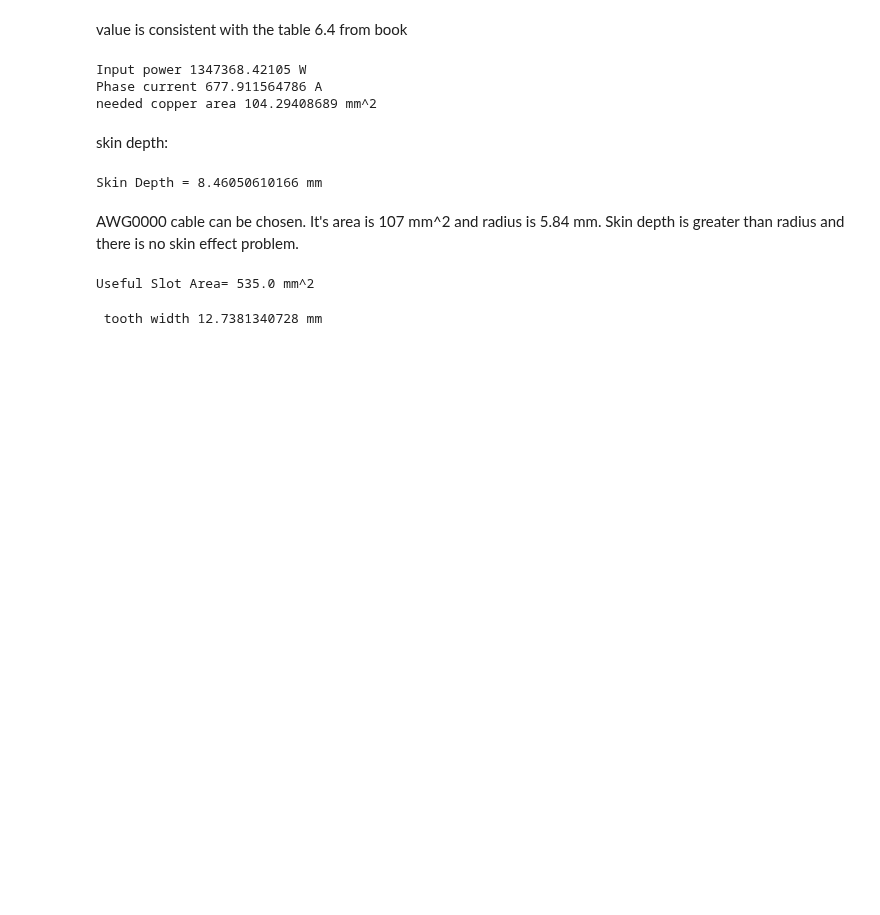
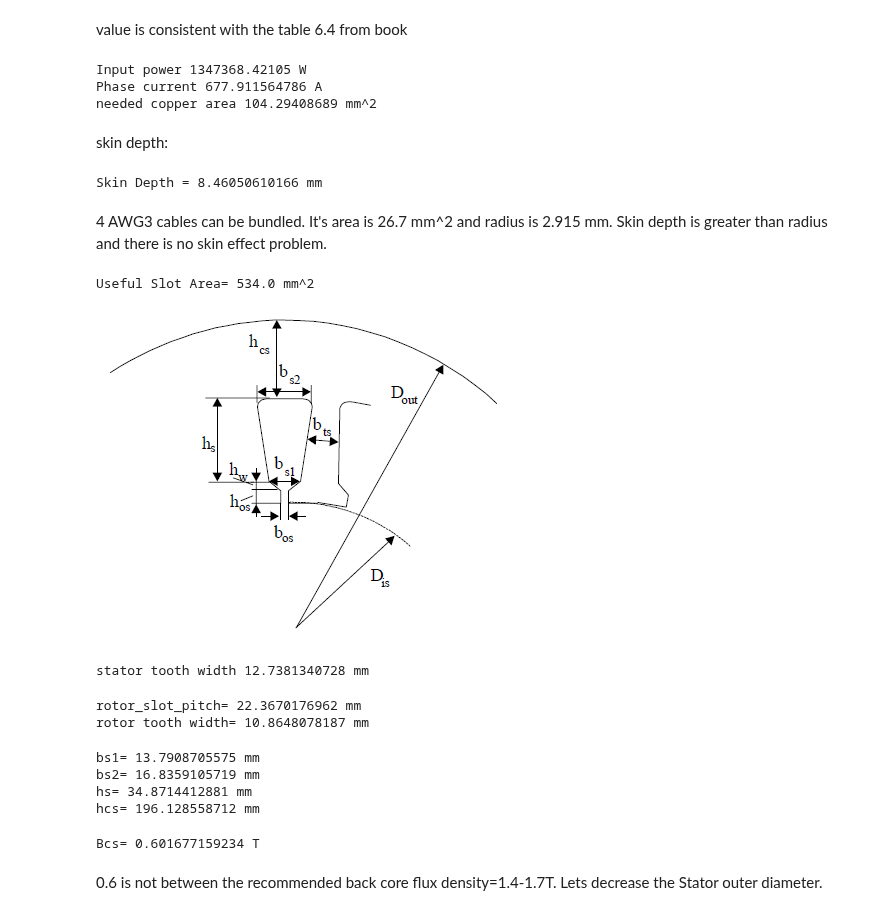
Before and after one commit to odtu/EE564, a Jupyter notebook: TRAIN/LutfiBoyaci/Train Traction Motor Design.ipynb, the cells around one changed output. Drawn from its saved outputs; the diff is of its cells as text; code cells hidden in the pictures; blank space fills up the shorter version.

```diff
--- a/TRAIN/LutfiBoyaci/Train Traction Motor Design.ipynb
+++ b/TRAIN/LutfiBoyaci/Train Traction Motor Design.ipynb
@@ -230,19 +229,62 @@ print 'Skin Depth =', SD ,'mm'
 # %% [output]
 Skin Depth = 8.46050610166 mm
 # %% [markdown]
-AWG0000 cable can be chosen. It's area is 107 mm^2 and radius is 5.84 mm. Skin depth is greater than radius and there is no skin effect problem.
+4 AWG3 cables can be bundled. It's area is 26.7 mm^2 and radius is 2.915 mm. Skin depth is greater than radius and there is no skin effect problem.
 # %%
 #useful slot area
-awg_area=107
+awg_area=4*26.7
 kfill=0.4
 Asu=awg_area*z/kfill
 print 'Useful Slot Area=' ,Asu, 'mm^2'
 # %% [output]
-Useful Slot Area= 535.0 mm^2
+Useful Slot Area= 534.0 mm^2
+# %%
+from IPython.display import Image
+Image(filename='statorlot.png')
+# %% [output]
+[figure, added]
 # %%
 Bts=1.6  #tooth flux density is assigned
 Kfe= 0.965 #space factor of iron
 bts=Bg*slot_pitch/Bts/Kfe
-print 'tooth width', bts, 'mm'
+print 'stator tooth width', bts, 'mm'
 # %% [output]
- tooth width 12.7381340728 mm
+stator tooth width 12.7381340728 mm
+# %%
+rotor_slot_pitch= (Din-g)*pi/Qr
+print 'rotor_slot_pitch=', rotor_slot_pitch, 'mm'
+Btr= 1.6 #T #rotor tooth flux density is assigned
+btr=Bg*rotor_slot_pitch/Btr/Kfe
+print 'rotor tooth width=', btr, 'mm'
+# %% [output]
+rotor_slot_pitch= 22.3670176962 mm
+rotor tooth width= 10.8648078187 mm
+# %%
+#assign:
+bos = 3
+hos = 1.5
+hw = 2
+
+bs1=((pi*(Din+(2*hos)+(2*hw)))/Qs)-bts
+print 'bs1=', bs1 , 'mm'
+
+bs2=sqrt(4*Asu*tan(pi/Qs)+bs1**2)
+print 'bs2=' , bs2, 'mm'
+
+hs=(2*Asu)/(bs1+bs2)
+print 'hs=' ,hs, 'mm'
+
+hcs=(Do/2)-(Din/2)-(hos+hw+hs)
+print 'hcs=' ,hcs, 'mm'
+# %% [output]
+bs1= 13.7908705575 mm
+bs2= 16.8359105719 mm
+hs= 34.8714412881 mm
+hcs= 196.128558712 mm
+# %%
+Bcs=(((pi/2)*Flux_per_pole)/(2*l*1e-3*hcs*1e-3)) #back core flux density
+print 'Bcs=',Bcs,'T'
+# %% [output]
+Bcs= 0.601677159234 T
+# %% [markdown]
+0.6 is not between the recommended back core flux density=1.4-1.7T. Lets decrease the Stator outer diameter.
```
Also changed, not shown: parts of 3 cells of this notebook, 26 other files.
